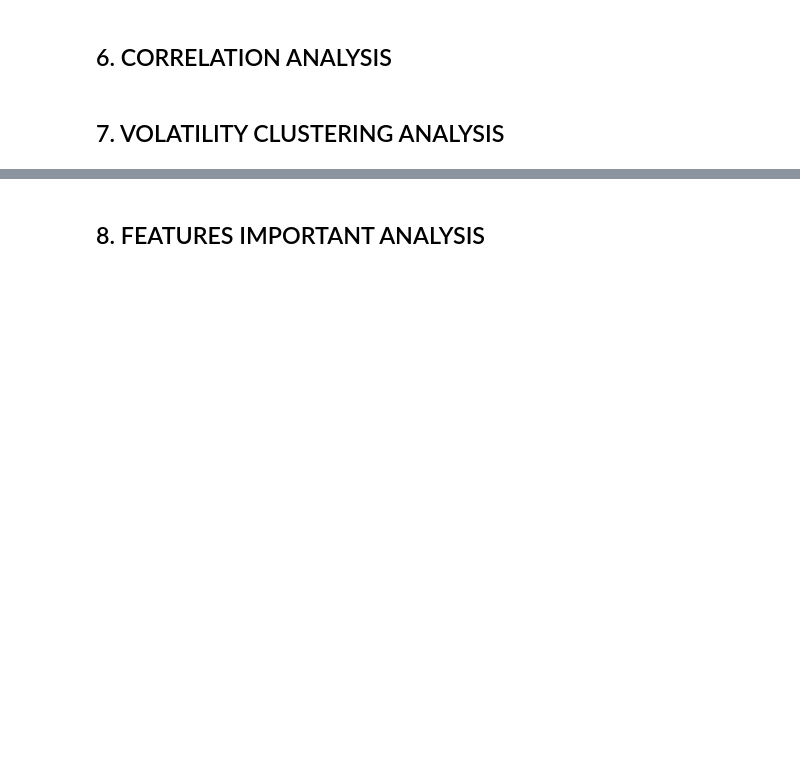
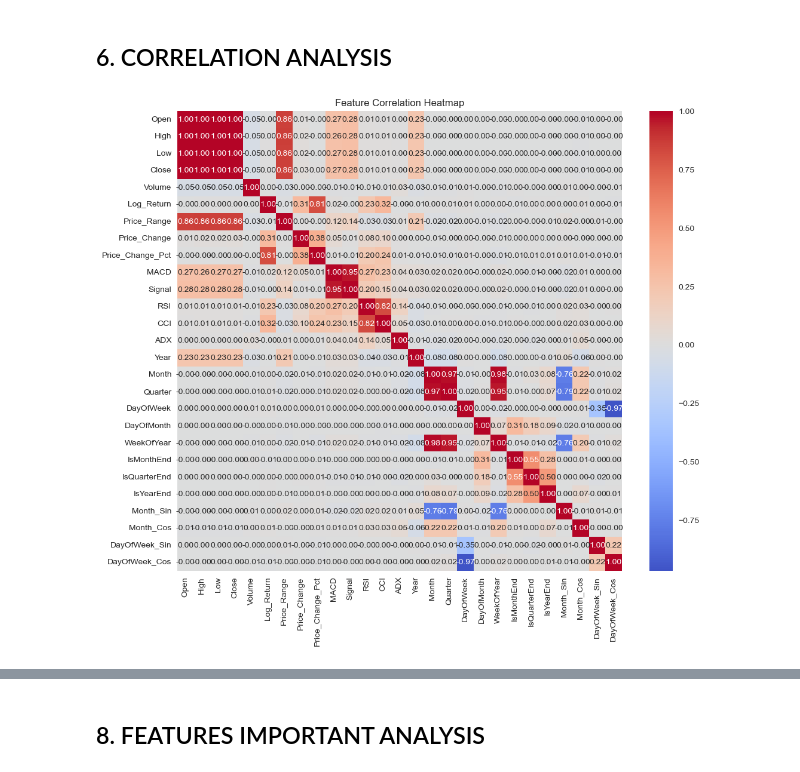
Before and after one commit to kuduck192/sp500-regression, a Jupyter notebook: scripts/2.1-eda_sp_500.ipynb, the cells around one changed output, grey strips where cells are left out. Saved outputs shown, nothing was run; the diff lists cells and outputs as text; code cells hidden in the pictures; blank space fills up the shorter version.

```diff
--- a/scripts/2.1-eda_sp_500.ipynb
+++ b/scripts/2.1-eda_sp_500.ipynb
@@ -169,3 +178,7 @@ Dữ liệu ngoại lại chiếm xấp xỉ 8%, điều này phản ánh một
+# %%
+from scipy.stats.mstats import winsorize
+for col in ['Open', 'High', 'Low', 'Close']:
+    df[col] = winsorize(df[col], limits=[0.01, 0.01])  # Cap 1% tails
 # %% [markdown]
 ### 2.3 Check Adjusted Price
 **Lý do:** Cột Close là giá đóng cửa thô. Cột Adjusted Close đã được điều chỉnh cho các sự kiện như chia cổ tức, tách/gộp cổ phiếu. Khi phân tích lợi nhuận dài hạn, bắt buộc phải sử dụng Adjusted Close vì nó phản ánh đúng hiệu suất thực tế của khoản đầu tư.
@@ -490,4 +521,13 @@ plt.show()
 # %% [markdown]
 ## 6. CORRELATION ANALYSIS
-# %% [markdown]
-## 7. VOLATILITY CLUSTERING ANALYSIS
+# %%
+numeric_features = df_features.select_dtypes(include=[np.number]).dropna()
+corr_matrix = numeric_features.corr()
+
+# Heatmap of feature correlations
+plt.figure(figsize=(12, 10))
+sns.heatmap(corr_matrix, annot=True, cmap='coolwarm', center=0, fmt='.2f')
+plt.title('Feature Correlation Heatmap')
+plt.show()
+# %% [output]
+[figure, added]
```
Also changed, not shown: parts of 20 cells of this notebook.
